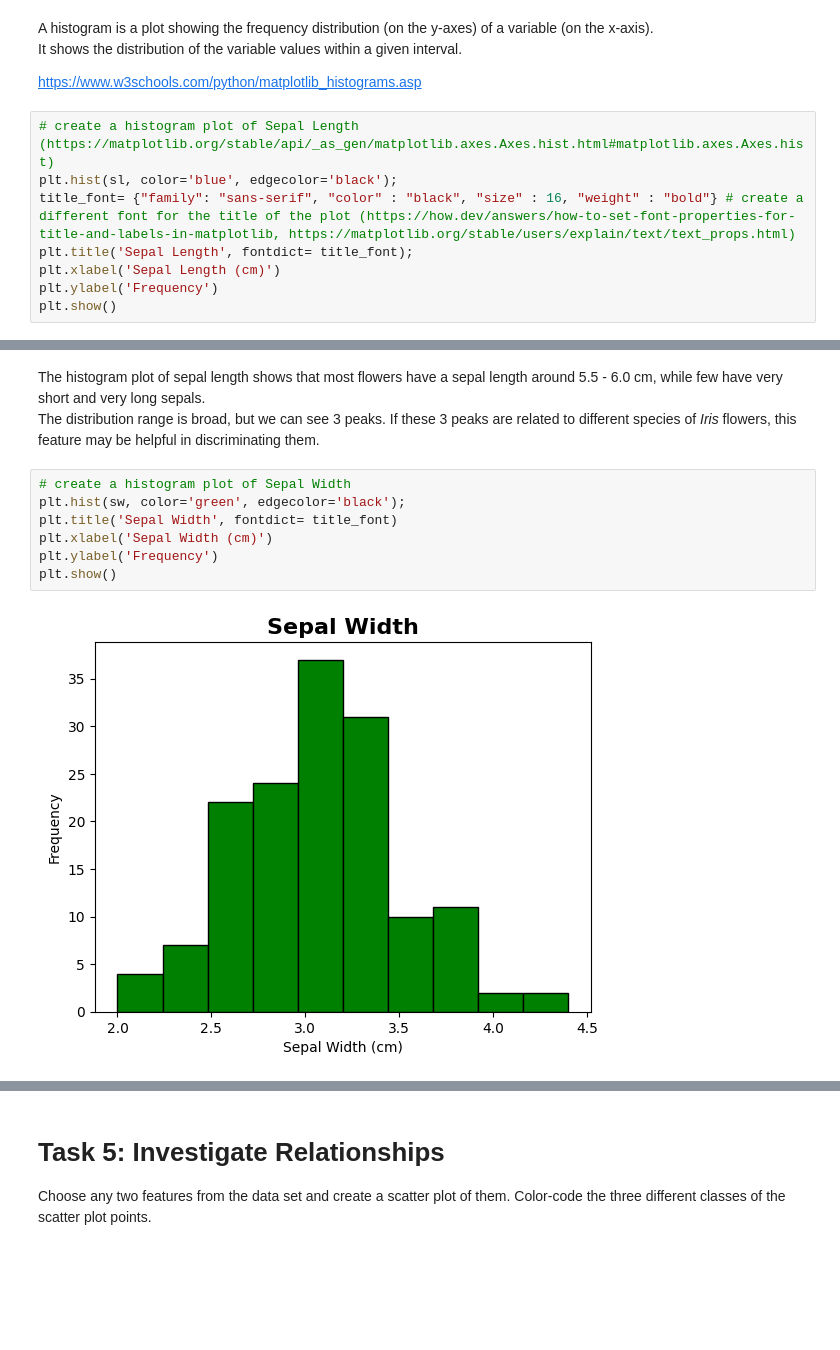
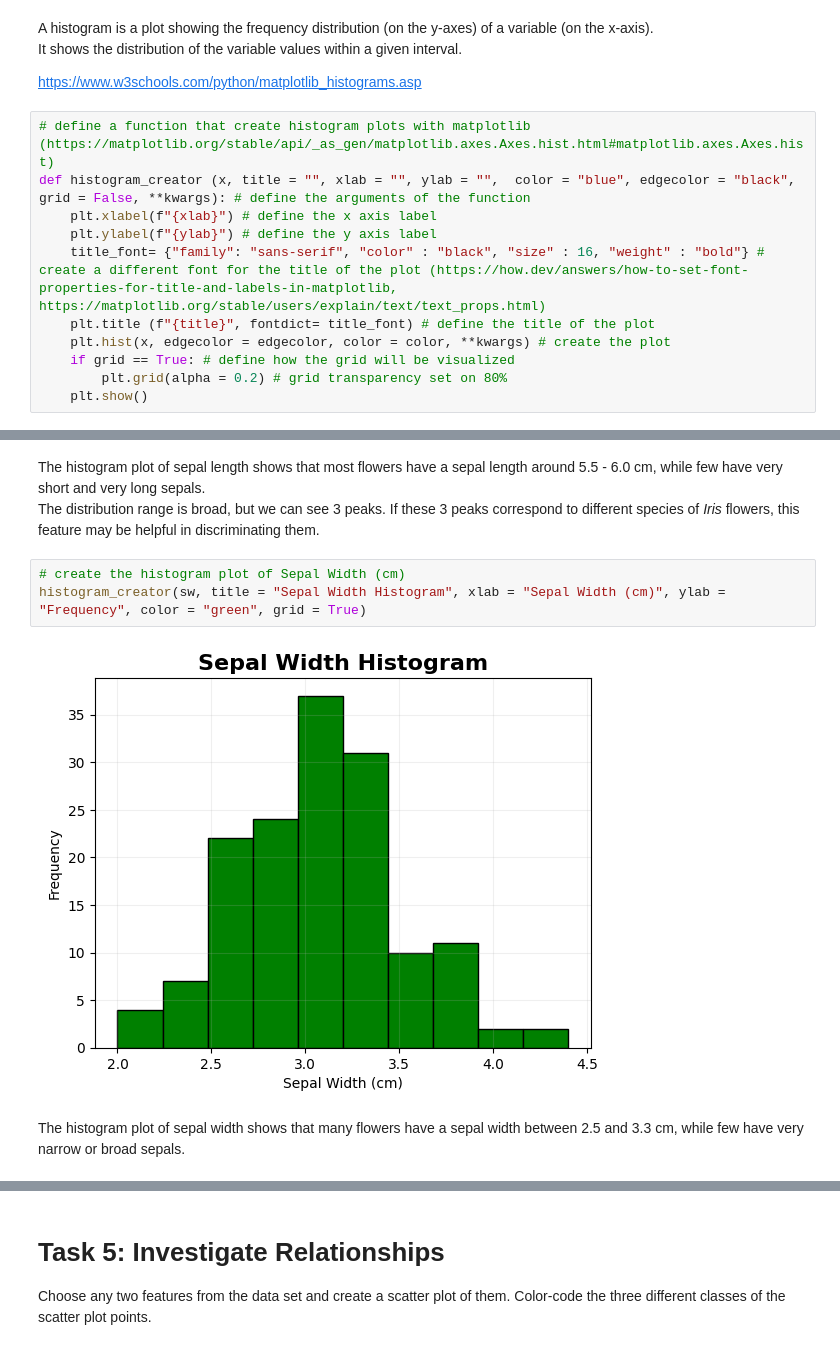
Before and after one commit to AnnaLoz28/principles_of_data_analytics, a Jupyter notebook: tasks.ipynb, the cells around one changed output, grey strips where cells are left out. Drawn from its saved outputs; the diff is of its cells as text; blank space fills up the shorter version.

```diff
--- a/tasks.ipynb
+++ b/tasks.ipynb
@@ -285,10 +285,13 @@ It shows the distribution of the variable values within a given interval.
 
 https://www.w3schools.com/python/matplotlib_histograms.asp
 # %%
-# create a histogram plot of Sepal Length (https://matplotlib.org/stable/api/_as_gen/matplotlib.axes.Axes.hist.html#matplotlib.axes.Axes.hist)
-plt.hist(sl, color='blue', edgecolor='black');
-title_font= {"family": "sans-serif", "color" : "black", "size" : 16, "weight" : "bold"} # create a different font for the title of the plot (https://how.dev/answers/how-to-set-font-properties-for-title-and-labels-in-matplotlib, https://matplotlib.org/stable/users/explain/text/text_props.html)
-plt.title('Sepal Length', fontdict= title_font);
-plt.xlabel('Sepal Length (cm)')
-plt.ylabel('Frequency')
-plt.show()
+# define a function that create histogram plots with matplotlib (https://matplotlib.org/stable/api/_as_gen/matplotlib.axes.Axes.hist.html#matplotlib.axes.Axes.hist)
+def histogram_creator (x, title = "", xlab = "", ylab = "",  color = "blue", edgecolor = "black", grid = False, **kwargs): # define the arguments of the function
+    plt.xlabel(f"{xlab}") # define the x axis label
+    plt.ylabel(f"{ylab}") # define the y axis label
+    title_font= {"family": "sans-serif", "color" : "black", "size" : 16, "weight" : "bold"} # create a different font for the title of the plot (https://how.dev/answers/how-to-set-font-properties-for-title-and-labels-in-matplotlib, https://matplotlib.org/stable/users/explain/text/text_props.html)
+    plt.title (f"{title}", fontdict= title_font) # define the title of the plot
+    plt.hist(x, edgecolor = edgecolor, color = color, **kwargs) # create the plot
+    if grid == True: # define how the grid will be visualized
+        plt.grid(alpha = 0.2) # grid transparency set on 80%
+    plt.show()
@@ -297,13 +303,11 @@ plt.show()
 # %% [markdown]
 The histogram plot of sepal length shows that most flowers have a sepal length around 5.5 - 6.0 cm, while few have very short and very long sepals.
-The distribution range is broad, but we can see 3 peaks. If these 3 peaks are related to different species of *Iris* flowers, this feature may be helpful in discriminating them.
+The distribution range is broad, but we can see 3 peaks. If these 3 peaks correspond to different species of *Iris* flowers, this feature may be helpful in discriminating them.
 # %%
-# create a histogram plot of Sepal Width
-plt.hist(sw, color='green', edgecolor='black');
-plt.title('Sepal Width', fontdict= title_font)
-plt.xlabel('Sepal Width (cm)')
-plt.ylabel('Frequency')
-plt.show()
+# create the histogram plot of Sepal Width (cm)
+histogram_creator(sw, title = "Sepal Width Histogram", xlab = "Sepal Width (cm)", ylab = "Frequency", color = "green", grid = True)
 # %% [output]
-[figure, old version]
+[figure, new version]
+# %% [markdown]
+The histogram plot of sepal width shows that many flowers have a sepal width between 2.5 and 3.3 cm, while few have very narrow or broad sepals.
 # %%
```
Also changed, not shown: parts of 14 cells of this notebook.
